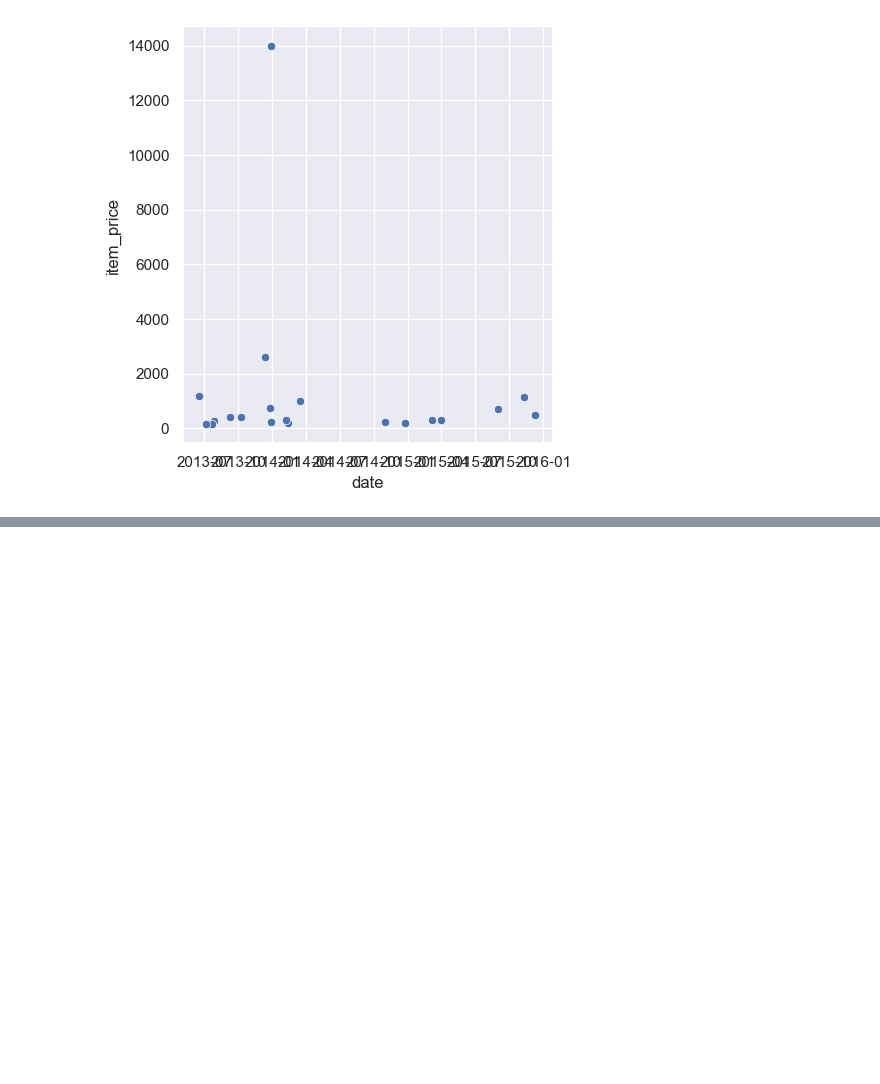
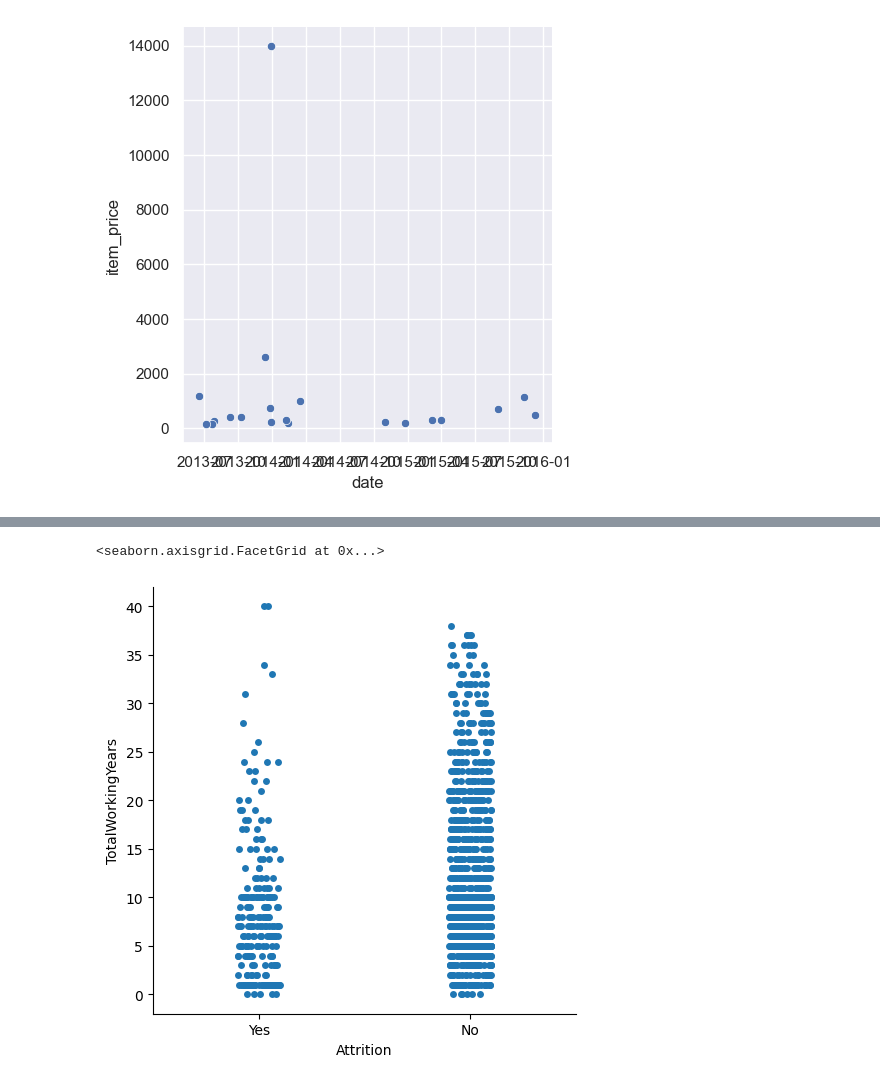
Before and after one commit to Amine-Alami/H3Python, a Jupyter notebook: Data_Visualisation_Statistiques.ipynb, the cells around one changed output, grey strips where cells are left out. Drawn from its saved outputs; the diff is of its cells as text; code cells hidden in the pictures; blank space fills up the shorter version.

```diff
--- a/Data_Visualisation_Statistiques.ipynb
+++ b/Data_Visualisation_Statistiques.ipynb
@@ -108,0 +159,8 @@ sns.relplot(
+# %%
+sns.catplot(
+            x=ibm.Attrition,
+            y=ibm.TotalWorkingYears,
+        )
+# %% [output]
+<seaborn.axisgrid.FacetGrid at 0x...>
+[figure, added]
```
Also changed, not shown: parts of 13 cells of this notebook.
